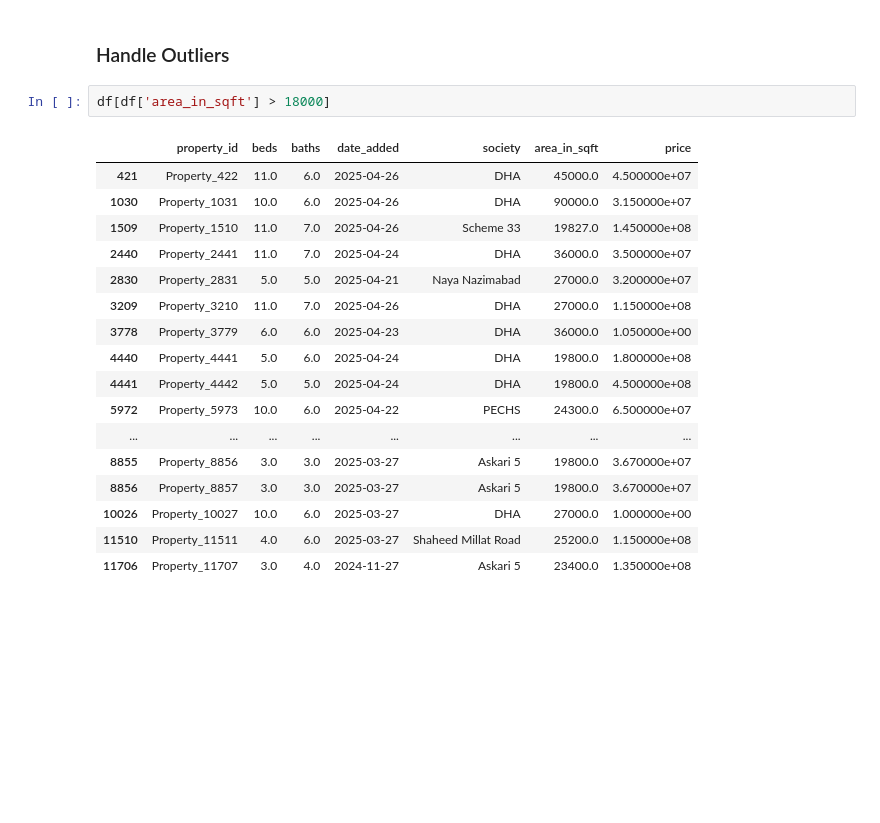
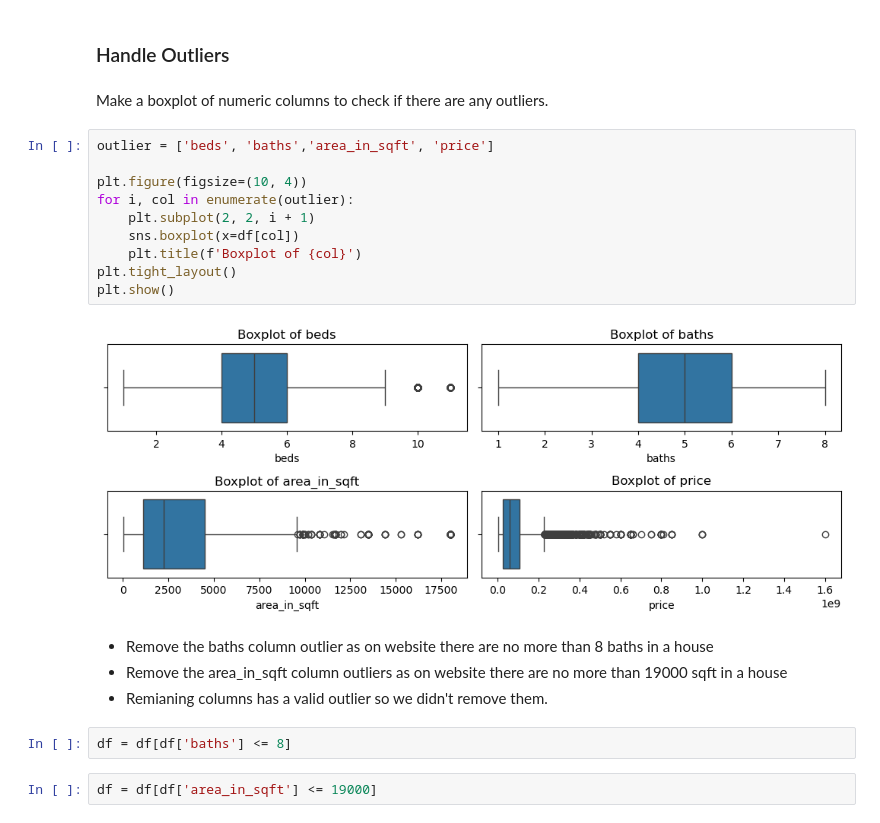
Before and after one commit to danisharain12/Price-Prediction-of-Karachi-Houses, a Jupyter notebook: Houses_Price_Prediction_of_Karachi.ipynb, the cells around one changed output. Cells and saved outputs as stored; diff of their text form; blank space fills up the shorter version.

```diff
--- a/Houses_Price_Prediction_of_Karachi.ipynb
+++ b/Houses_Price_Prediction_of_Karachi.ipynb
@@ -254,23 +256,25 @@ df.duplicated().sum()
 ----------
 # %% [markdown]
 ### Handle Outliers
-# %%
-df[df['area_in_sqft'] > 18000]
-# %% [output]
-|  | property_id | beds | baths | date_added | society | area_in_sqft | price |
-| 421 | Property_422 | 11.0 | 6.0 | 2025-04-26 | DHA | 45000.0 | 4.500000e+07 |
-| 1030 | Property_1031 | 10.0 | 6.0 | 2025-04-26 | DHA | 90000.0 | 3.150000e+07 |
-| 1509 | Property_1510 | 11.0 | 7.0 | 2025-04-26 | Scheme 33 | 19827.0 | 1.450000e+08 |
-| 2440 | Property_2441 | 11.0 | 7.0 | 2025-04-24 | DHA | 36000.0 | 3.500000e+07 |
-| 2830 | Property_2831 | 5.0 | 5.0 | 2025-04-21 | Naya Nazimabad | 27000.0 | 3.200000e+07 |
-| 3209 | Property_3210 | 11.0 | 7.0 | 2025-04-26 | DHA | 27000.0 | 1.150000e+08 |
-| 3778 | Property_3779 | 6.0 | 6.0 | 2025-04-23 | DHA | 36000.0 | 1.050000e+00 |
-| 4440 | Property_4441 | 5.0 | 6.0 | 2025-04-24 | DHA | 19800.0 | 1.800000e+08 |
-| 4441 | Property_4442 | 5.0 | 5.0 | 2025-04-24 | DHA | 19800.0 | 4.500000e+08 |
-| 5972 | Property_5973 | 10.0 | 6.0 | 2025-04-22 | PECHS | 24300.0 | 6.500000e+07 |
-| ... | ... | ... | ... | ... | ... | ... | ... |
-| 8855 | Property_8856 | 3.0 | 3.0 | 2025-03-27 | Askari 5 | 19800.0 | 3.670000e+07 |
-| 8856 | Property_8857 | 3.0 | 3.0 | 2025-03-27 | Askari 5 | 19800.0 | 3.670000e+07 |
-| 10026 | Property_10027 | 10.0 | 6.0 | 2025-03-27 | DHA | 27000.0 | 1.000000e+00 |
-| 11510 | Property_11511 | 4.0 | 6.0 | 2025-03-27 | Shaheed Millat Road | 25200.0 | 1.150000e+08 |
-| 11706 | Property_11707 | 3.0 | 4.0 | 2024-11-27 | Askari 5 | 23400.0 | 1.350000e+08 |
+# %% [markdown]
+Make a boxplot of numeric columns to check if there are any outliers.
+# %%
+outlier = ['beds', 'baths','area_in_sqft', 'price']
+
+plt.figure(figsize=(10, 4))
+for i, col in enumerate(outlier):
+    plt.subplot(2, 2, i + 1)
+    sns.boxplot(x=df[col])
+    plt.title(f'Boxplot of {col}')
+plt.tight_layout()
+plt.show()
+# %% [output]
+[figure, added]
+# %% [markdown]
+- Remove the baths column outlier as on website there are no more than 8 baths in a house
+- Remove the area_in_sqft column outliers as on website there are no more than 19000 sqft in a house
+- Remianing columns has a valid outlier so we didn't remove them.
+# %%
+df = df[df['baths'] <= 8]
+# %%
+df = df[df['area_in_sqft'] <= 19000]
```
Also changed, not shown: parts of 16 cells of this notebook.
